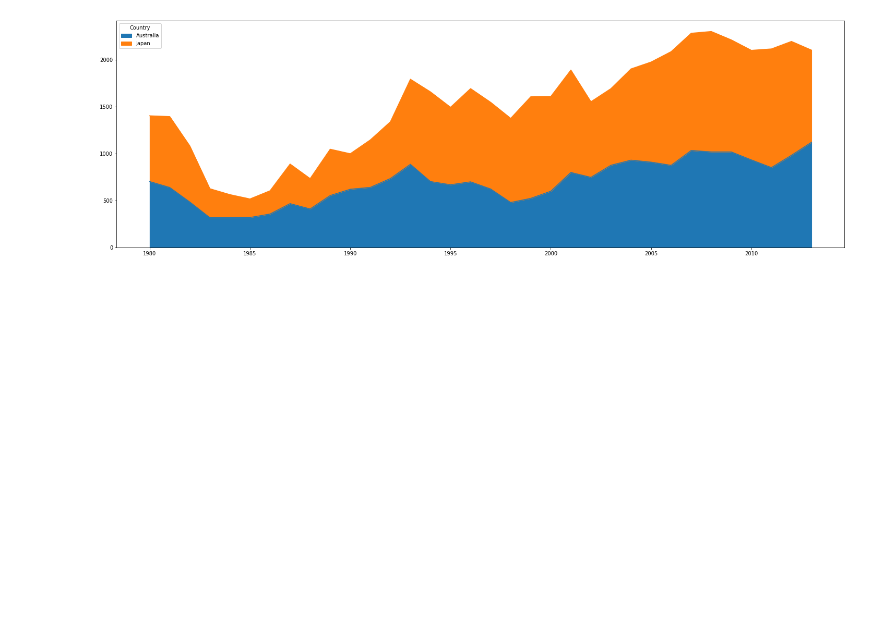
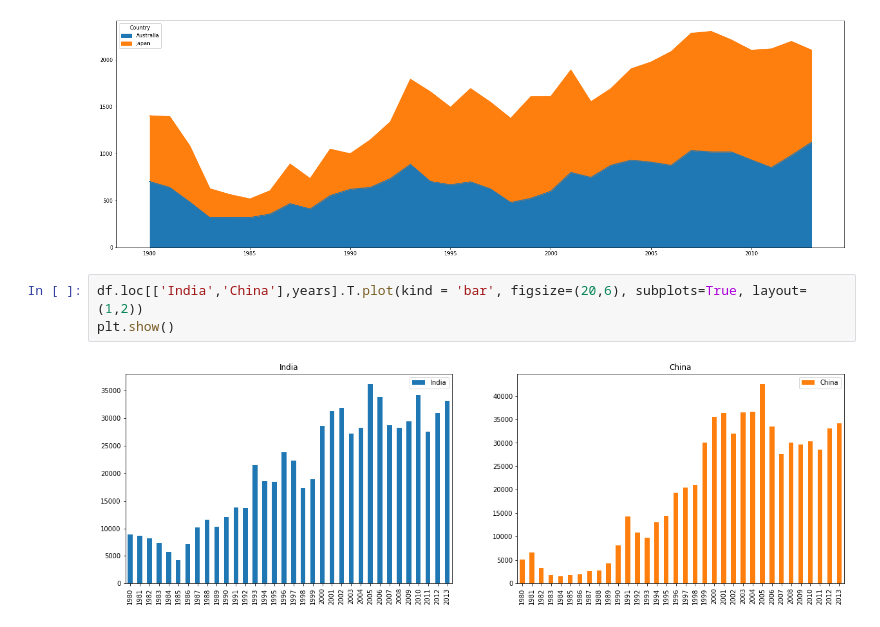
Before and after one commit to APARNA2510/python, a Jupyter notebook: data_science/data_analysis3.ipynb, the cells around one changed output. Saved outputs shown, nothing was run; the diff lists cells and outputs as text; blank space fills up the shorter version.

```diff
--- a/data_science/data_analysis3.ipynb
+++ b/data_science/data_analysis3.ipynb
@@ -276,3 +276,8 @@ df.loc[['Australia','Japan'],years].T.plot(kind = 'area', figsize=(25,8))
 # %% [output]
 <AxesSubplot:>
 [figure]
+# %%
+df.loc[['India','China'],years].T.plot(kind = 'bar', figsize=(20,6), subplots=True, layout=(1,2))
+plt.show()
+# %% [output]
+[figure, added]
```
Also changed, not shown: parts of 33 cells of this notebook, 15 other files.
